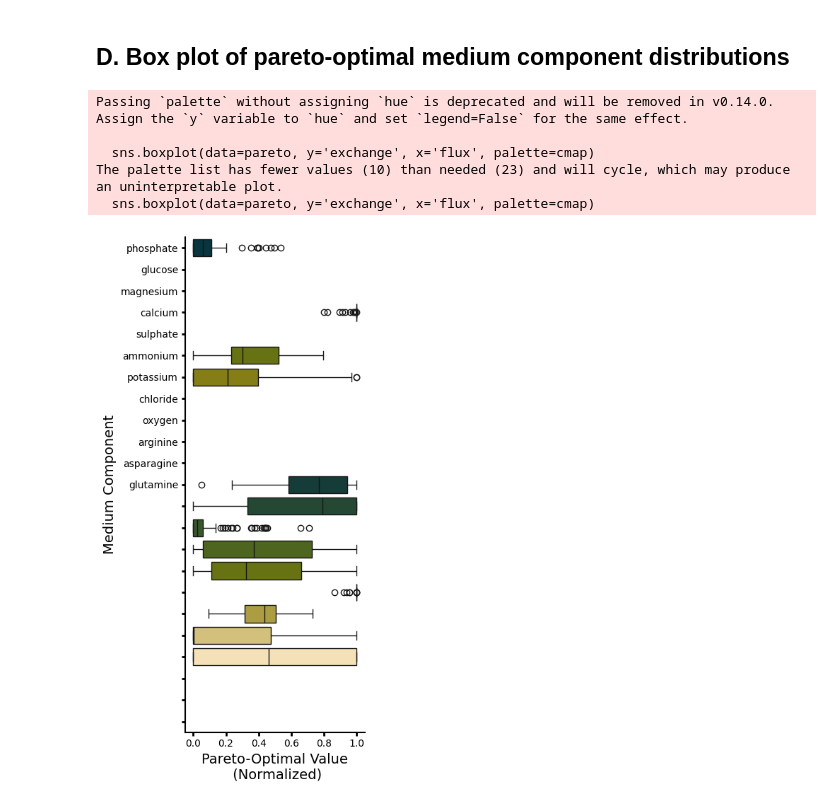
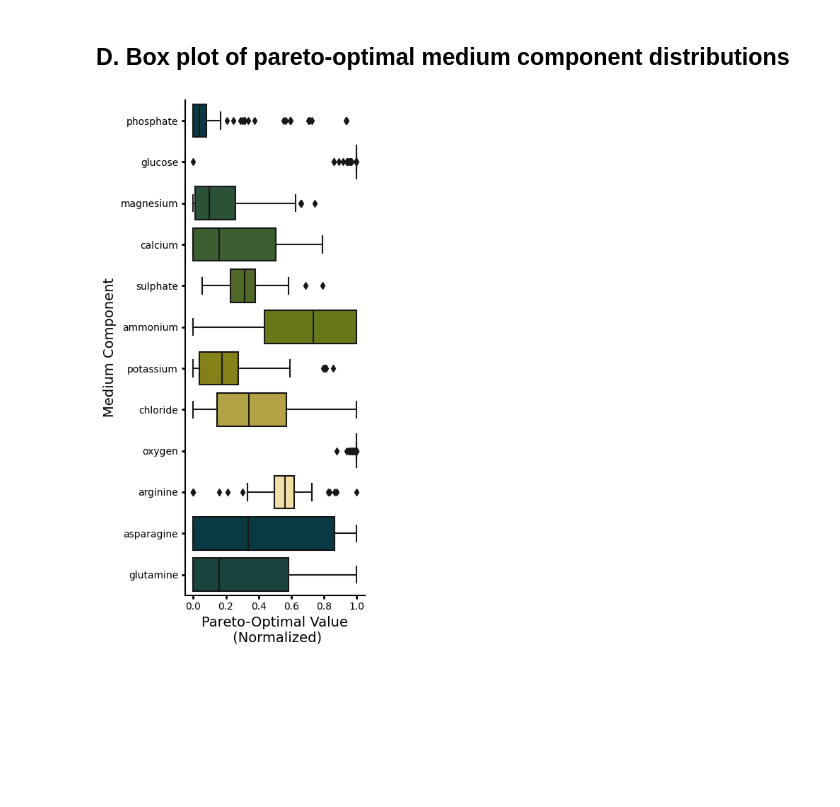
Before and after one commit to cjmerzbacher/mobo-medium-conditions, a Jupyter notebook: analysis/fig3.ipynb, the cells around one changed output. Cells and saved outputs as stored; diff of their text form; code cells hidden in the pictures; blank space fills up the shorter version.

Commit message:
new nicola data figs

```diff
--- a/analysis/fig3.ipynb
+++ b/analysis/fig3.ipynb
@@ -183,45 +183,42 @@ fig.savefig('Figure3C.png', dpi = 300, bbox_inches = None)
 # %% [markdown]
 ## D. Box plot of pareto-optimal medium component distributions
 # %%
-#data = pd.read_csv("../data/Figure3CD.csv")
-data = pd.read_csv("Figure3CD.csv")
+data = pd.read_csv("../data/Figure3CD.csv")
+# data = pd.read_csv("Figure3CD.csv")
 
 pareto = data.loc[data['is pareto'] == True]
-pareto = pareto.drop(columns=['is pareto', 'growth rate', 'cost', 'production rate'])
+pareto = pareto.drop(columns=['is pareto', 'growth rate', 'cost', 'production rate', 'n_batch', 'n_start',
+                              'n_candidates', 'EX_cu2_e', 'EX_mobd_e', 'EX_mn2_e', 'EX_zn2_e', 'EX_fe2_e',
+                              'EX_ni2_e', 'EX_cobalt2_e', 'EX_na1_e'])
 
 #Normalize each exchange column to its min/max values
 norm_pareto = pd.DataFrame()
 for c in pareto.columns:
     min = data[c].min()
     max = data[c].max()
     norm_pareto[c] = (pareto[c] - min)/(max-min)
 
 pareto = norm_pareto.melt(var_name='exchange', value_name='flux')
 
 cmap = cmaps.bamako(np.linspace(0, 1, 10))
 fig, axes = plt.subplots(figsize=(4, 8))
 sns.boxplot(data=pareto, y='exchange', x='flux', palette=cmap)
 
 axes.set_yticklabels([
     'phosphate', 'glucose', 'magnesium', 'calcium',
     'sulphate', 'ammonium', 'potassium', 'chloride',
     'oxygen', 'arginine', 'asparagine', 'glutamine'],
     ha='right', fontsize=12)
 axes.set_ylabel('Medium Component', fontsize = 14)
 axes.set_xlabel(f'Pareto-Optimal Value\n (Normalized)', fontsize = 14)
 axes.xaxis.set_tick_params(width = 2, labelsize = 10)
 axes.yaxis.set_tick_params(width = 2, labelsize = 10)
 axes.spines["top"].set_visible(False)
 axes.spines["right"].set_visible(False)
 axes.spines["bottom"].set_linewidth(1.5)
 axes.spines["left"].set_linewidth(1.5)
 fig.tight_layout()
 #fig.savefig('../figs/Figure3D.png', dpi = 300, bbox_inches = None)
 fig.savefig('Figure3D.png', dpi = 300, bbox_inches = None)
 # %% [output]
-Passing `palette` without assigning `hue` is deprecated and will be removed in v0.14.0. Assign the `y` variable to `hue` and set `legend=False` for the same effect.
-
-  sns.boxplot(data=pareto, y='exchange', x='flux', palette=cmap)
-The palette list has fewer values (10) than needed (23) and will cycle, which may produce an uninterpretable plot.
-  sns.boxplot(data=pareto, y='exchange', x='flux', palette=cmap)
-[figure, old version]
+[figure, new version]
```
Also changed, not shown: parts of 2 cells of this notebook, 6 other files.
